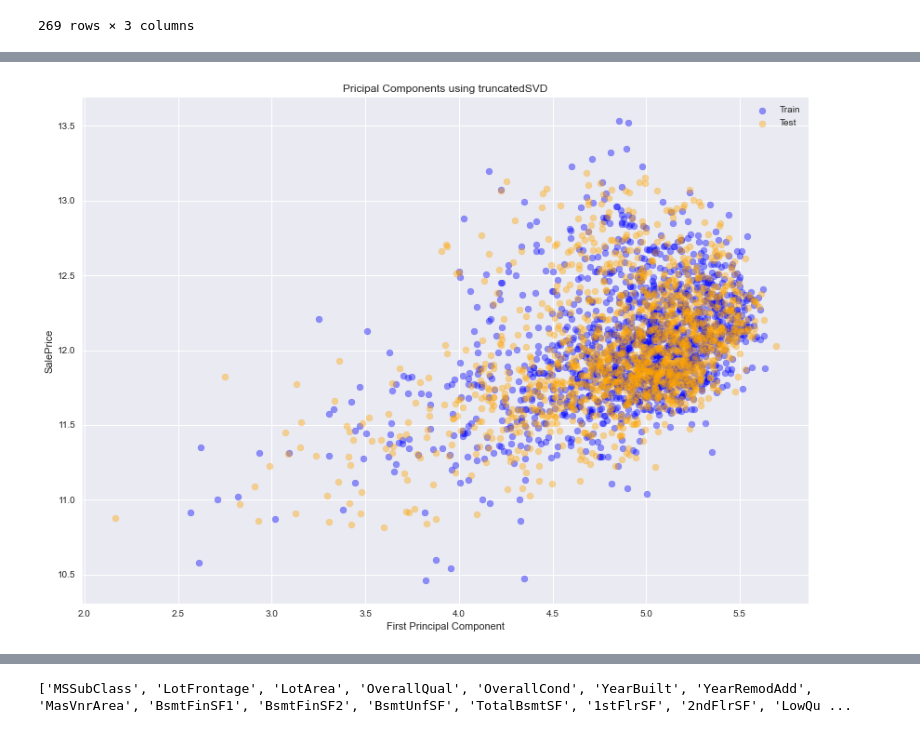
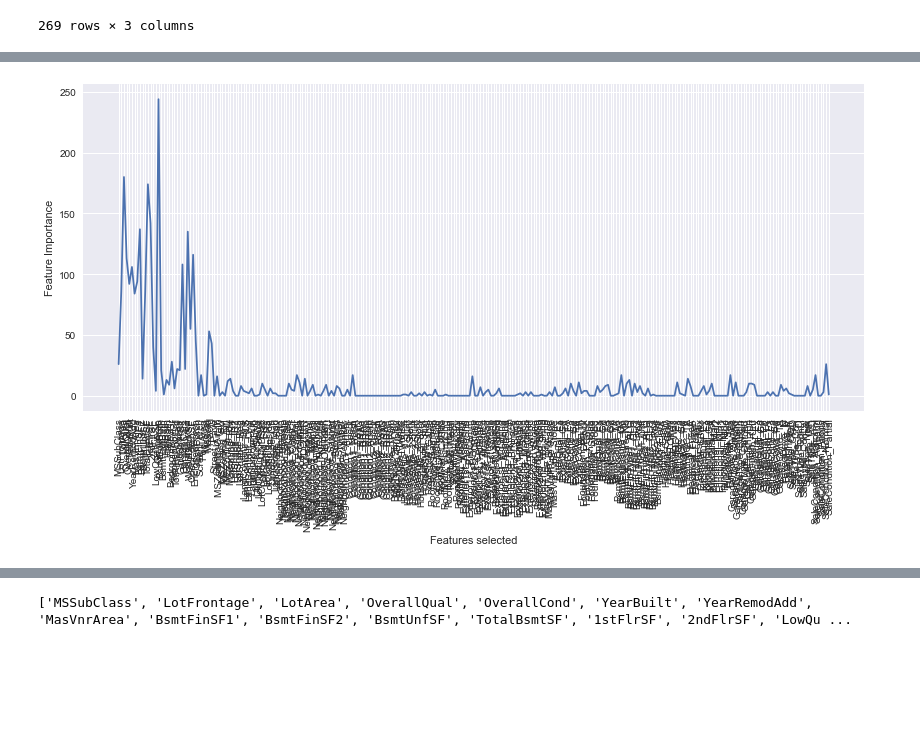
Before and after one commit to Arrowheadahp/My-algorithms, a Jupyter notebook: Preprocessor/Preprocessor.ipynb, the cells around one changed output, grey strips where cells are left out. Cells and saved outputs as stored; diff of their text form; code cells hidden in the pictures; blank space fills up the shorter version.

```diff
--- a/Preprocessor/Preprocessor.ipynb
+++ b/Preprocessor/Preprocessor.ipynb
@@ -225,29 +226,3 @@ plt.show()
-# %%
-svd = sklearn.decomposition.TruncatedSVD()
-svd.fit(train_X)
-
-plt.figure(figsize = (14, 10))
-plt.scatter(svd.transform(train_X)[:, 0],
-            y,
-            c = 'blue',
-            alpha = 0.4,
-            label = 'Train'
-           )
-
-plt.scatter(svd.transform(test_X)[:, 0],
-            Fstack.predict(test_X),
-            c = 'orange',
-            alpha = 0.4,
-            label = 'Test'
-           )
-
-plt.title('Pricipal Components using truncatedSVD')
-plt.xlabel('First Principal Component')
-plt.ylabel(target)
-plt.legend()
-plt.show()
-# %% [output]
-[figure, removed]
 # %%
 if learning == 'Regression':
     model = LGBMRegressor()
@@ -255,3 +230,13 @@ else:
     model = LGBMClassifier()
 
 Fstack = RFECV(model, scoring = evaluation)
+# %%
+model.fit(train_X, y)
+
+plt.figure(figsize=(14, 6))
+plt.xlabel("Features selected")
+plt.ylabel("Feature Importance")
+plt.plot(train_X.columns.to_list(), model.feature_importances_)
+plt.xticks(np.arange(train_X.shape[1]), train_X.columns.tolist(), rotation=90);
+# %% [output]
+[figure, added]
```
Also changed, not shown: parts of 14 cells of this notebook, 4 other files.
